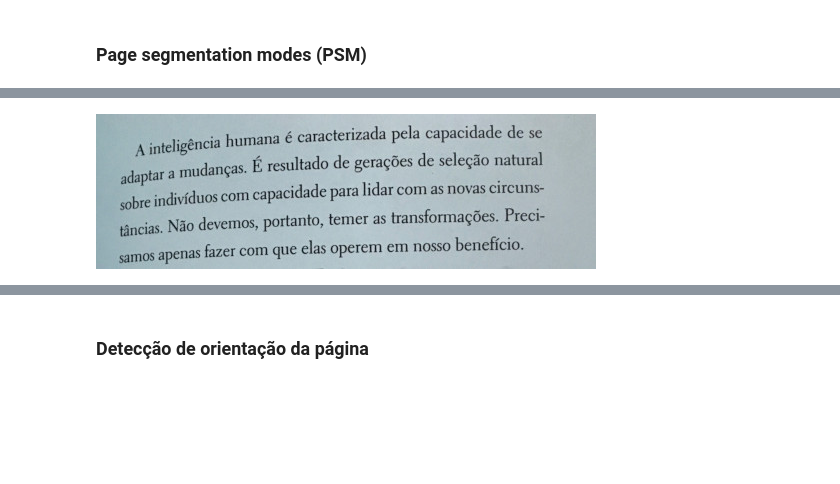
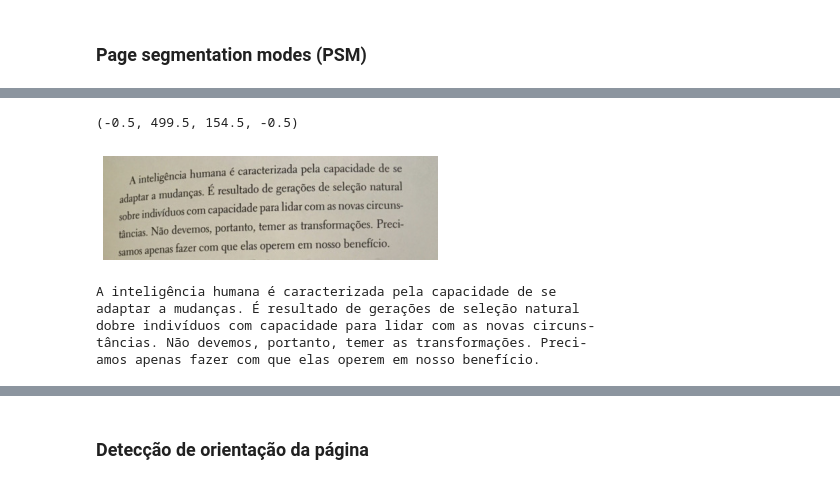
Before and after one commit to ejs94/ocr-examples, a Jupyter notebook: OCR_Tesseract.ipynb, the cells around one changed output, grey strips where cells are left out. Drawn from its saved outputs; the diff is of its cells as text; code cells hidden in the pictures; blank space fills up the shorter version.

Commit message:
add folder content

```diff
--- a/OCR_Tesseract.ipynb
+++ b/OCR_Tesseract.ipynb
@@ -213,8 +116,20 @@ Page segmentation modes:
  13    Raw line. Treat the image as a single text line,
        bypassing hacks that are Tesseract-specific.
 # %%
-img = cv2.imread('trecho-livro.jpg')
+img = cv2.imread('./content/Imagens/trecho-livro.jpg')
 rgb = cv2.cvtColor(img, cv2.COLOR_BGR2RGB)
-cv2_imshow(rgb)
+plt.imshow(rgb)
+plt.axis('off')
 # %% [output]
+(-0.5, 499.5, 154.5, -0.5)
-[figure, old version]
+[figure, new version]
+# %%
+config_tesseract = '--psm 6'
+texto = pytesseract.image_to_string(rgb, lang='por', config=config_tesseract)
+print(texto)
+# %% [output]
+A inteligência humana é caracterizada pela capacidade de se
+adaptar a mudanças. É resultado de gerações de seleção natural
+dobre indivíduos com capacidade para lidar com as novas circuns-
+tâncias. Não devemos, portanto, temer as transformações. Preci-
+amos apenas fazer com que elas operem em nosso benefício.
```
Also changed, not shown: parts of 52 cells of this notebook, 56 other files.
